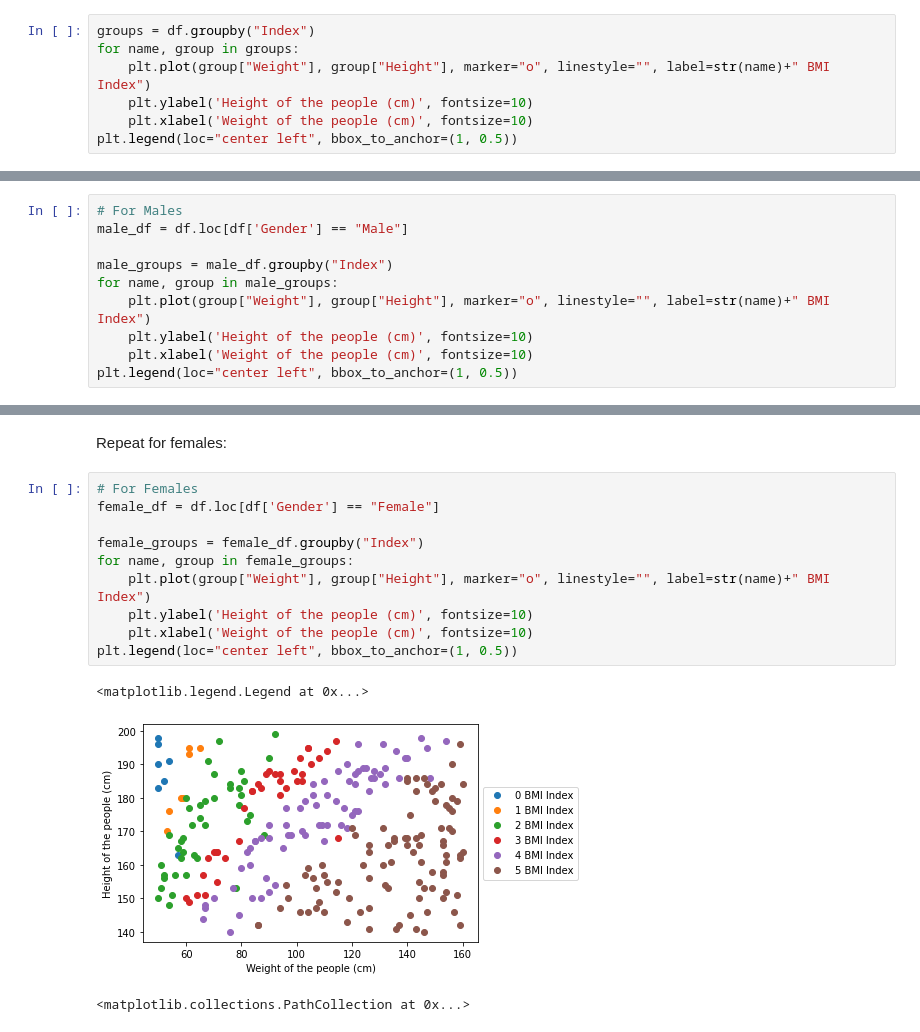
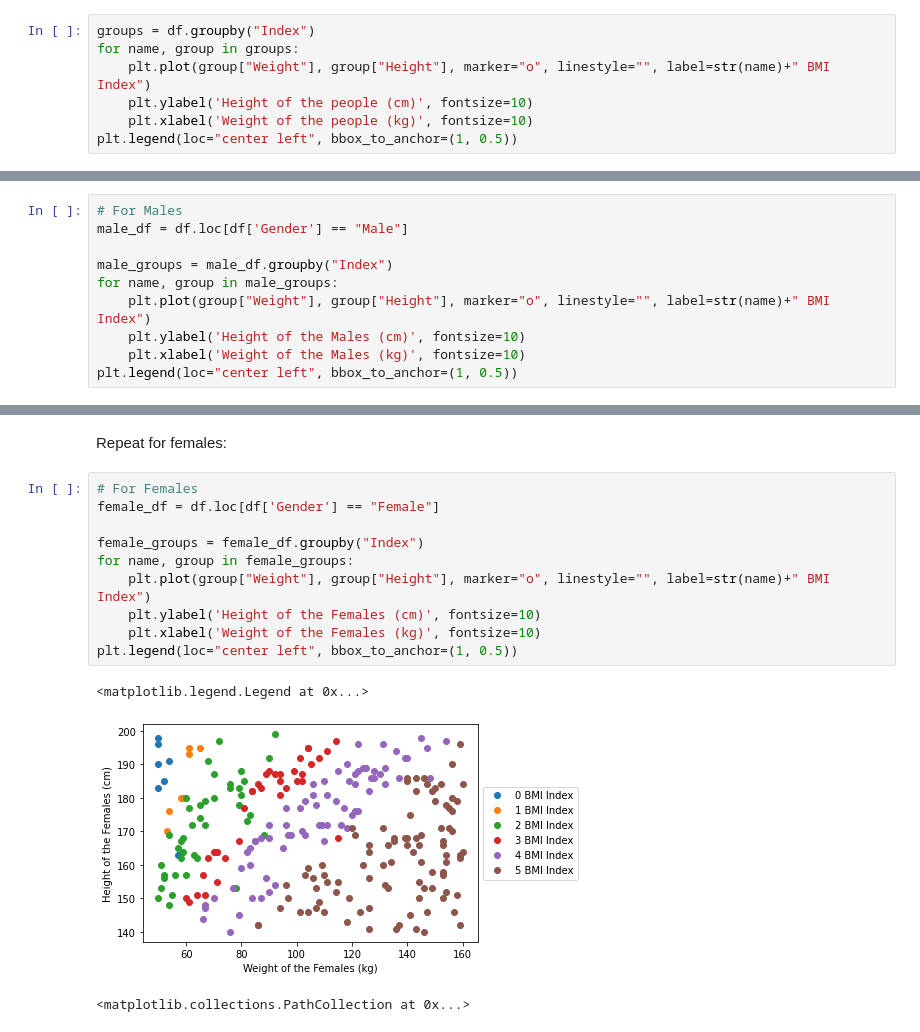
Before and after one commit to p-sachin/strive-ai-main, a Jupyter notebook: Chapter 1/14. Challenge Day/Friday Week 1 Math Challenge .ipynb, the cells around one changed output, grey strips where cells are left out. Saved outputs shown, nothing was run; the diff lists cells and outputs as text.

```diff
--- a/Chapter 1/14. Challenge Day/Friday Week 1 Math Challenge .ipynb
+++ b/Chapter 1/14. Challenge Day/Friday Week 1 Math Challenge .ipynb
@@ -134,7 +142,7 @@ groups = df.groupby("Index")
 for name, group in groups:
     plt.plot(group["Weight"], group["Height"], marker="o", linestyle="", label=str(name)+" BMI Index")
     plt.ylabel('Height of the people (cm)', fontsize=10)
-    plt.xlabel('Weight of the people (cm)', fontsize=10)
+    plt.xlabel('Weight of the people (kg)', fontsize=10)
 plt.legend(loc="center left", bbox_to_anchor=(1, 0.5))
 # %% [output]
 <matplotlib.legend.Legend at 0x...>
@@ -152,8 +160,8 @@ male_df = df.loc[df['Gender'] == "Male"]
 male_groups = male_df.groupby("Index")
 for name, group in male_groups:
     plt.plot(group["Weight"], group["Height"], marker="o", linestyle="", label=str(name)+" BMI Index")
-    plt.ylabel('Height of the people (cm)', fontsize=10)
-    plt.xlabel('Weight of the people (cm)', fontsize=10)
+    plt.ylabel('Height of the Males (cm)', fontsize=10)
+    plt.xlabel('Weight of the Males (kg)', fontsize=10)
 plt.legend(loc="center left", bbox_to_anchor=(1, 0.5))
 # %% [output]
 <matplotlib.legend.Legend at 0x...>
@@ -167,16 +175,16 @@ Repeat for females:
 # %%
 # For Females
 female_df = df.loc[df['Gender'] == "Female"]
 
 female_groups = female_df.groupby("Index")
 for name, group in female_groups:
     plt.plot(group["Weight"], group["Height"], marker="o", linestyle="", label=str(name)+" BMI Index")
-    plt.ylabel('Height of the people (cm)', fontsize=10)
-    plt.xlabel('Weight of the people (cm)', fontsize=10)
+    plt.ylabel('Height of the Females (cm)', fontsize=10)
+    plt.xlabel('Weight of the Females (kg)', fontsize=10)
 plt.legend(loc="center left", bbox_to_anchor=(1, 0.5))
 # %% [output]
 <matplotlib.legend.Legend at 0x...>
-[figure, old version]
+[figure, new version]
 # %%
 # %% [output]
 <matplotlib.collections.PathCollection at 0x...>
```
Also changed, not shown: parts of 8 cells of this notebook.
